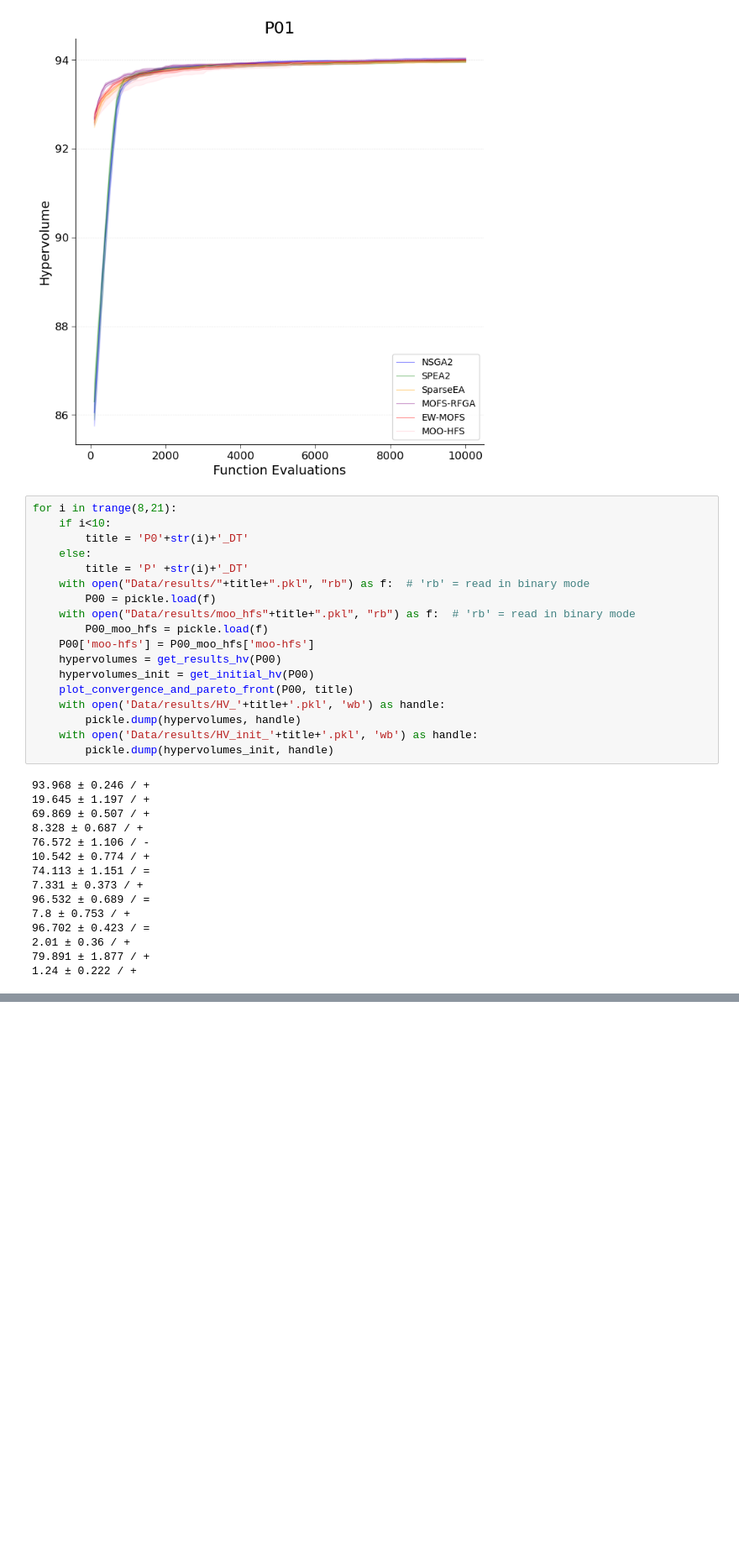
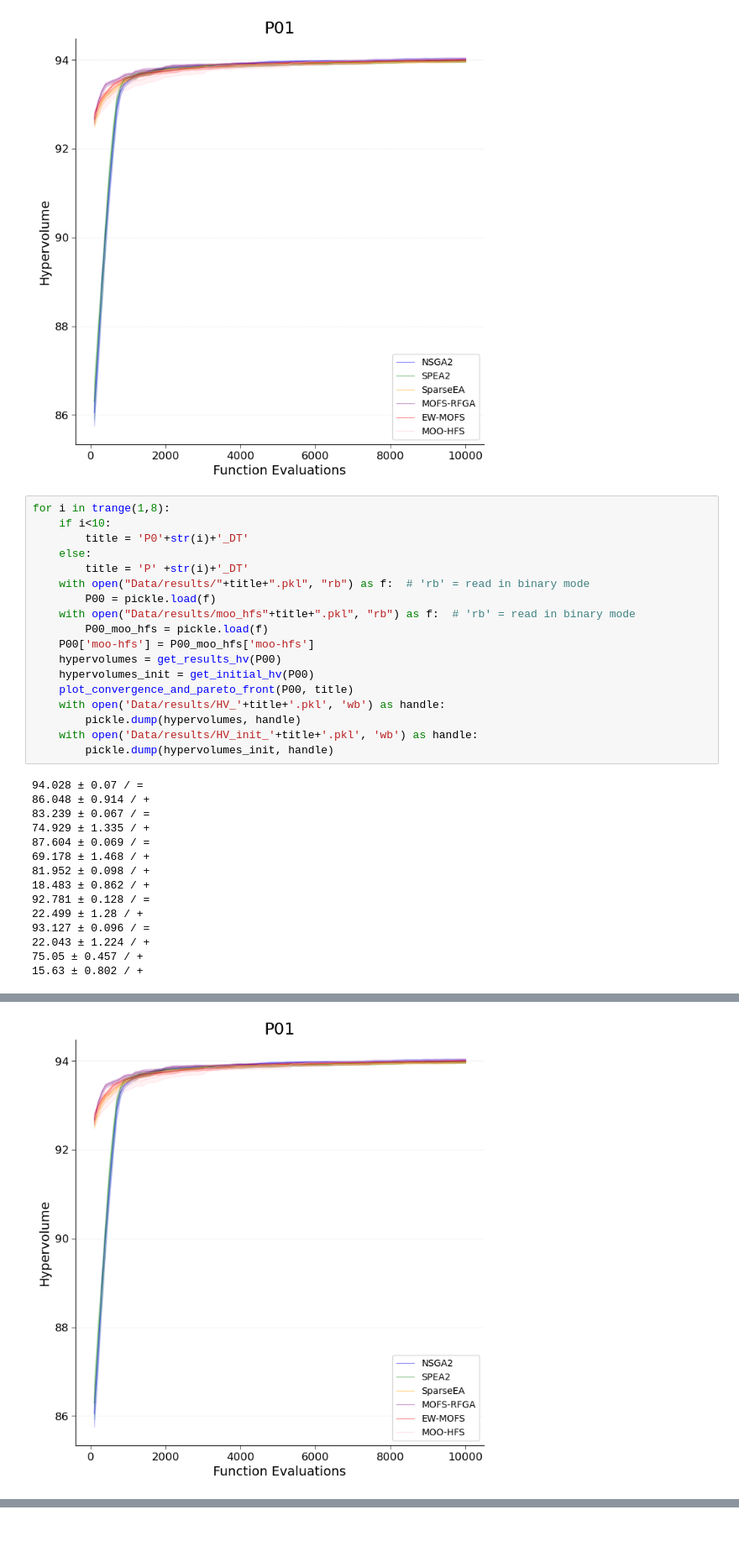
Before and after one commit to grkremer/ew-mofs, a Jupyter notebook: Visualization.ipynb, the cells around one changed output, grey strips where cells are left out. Shown at 84% size. Saved outputs shown, nothing was run; the diff lists cells and outputs as text; blank space fills up the shorter version.

```diff
--- a/Visualization.ipynb
+++ b/Visualization.ipynb
@@ -336,7 +336,7 @@ with open('Data/results/HV_init_'+title+'pkl', 'wb') as handle:
 [figure]
 [figure]
 # %%
-for i in trange(8,21):
+for i in trange(1,8):
     if i<10:
         title = 'P0'+str(i)+'_DT'
     else:
@@ -354,17 +354,17 @@ for i in trange(8,21):
     with open('Data/results/HV_init_'+title+'.pkl', 'wb') as handle:
         pickle.dump(hypervolumes_init, handle)
 # %% [output]
-93.968 ± 0.246 / +
-19.645 ± 1.197 / +
-69.869 ± 0.507 / +
-8.328 ± 0.687 / +
-76.572 ± 1.106 / -
-10.542 ± 0.774 / +
-74.113 ± 1.151 / =
-7.331 ± 0.373 / +
-96.532 ± 0.689 / =
-7.8 ± 0.753 / +
-96.702 ± 0.423 / =
-2.01 ± 0.36 / +
-79.891 ± 1.877 / +
-1.24 ± 0.222 / +
+94.028 ± 0.07 / =
+86.048 ± 0.914 / +
+83.239 ± 0.067 / =
+74.929 ± 1.335 / +
+87.604 ± 0.069 / =
+69.178 ± 1.468 / +
+81.952 ± 0.098 / +
+18.483 ± 0.862 / +
+92.781 ± 0.128 / =
+22.499 ± 1.28 / +
+93.127 ± 0.096 / =
+22.043 ± 1.224 / +
+75.05 ± 0.457 / +
+15.63 ± 0.802 / +
@@ -370,0 +373 @@ for i in trange(8,21):
+[figure, added]
```
Also changed, not shown: parts of 4 cells of this notebook, 24 other files.
